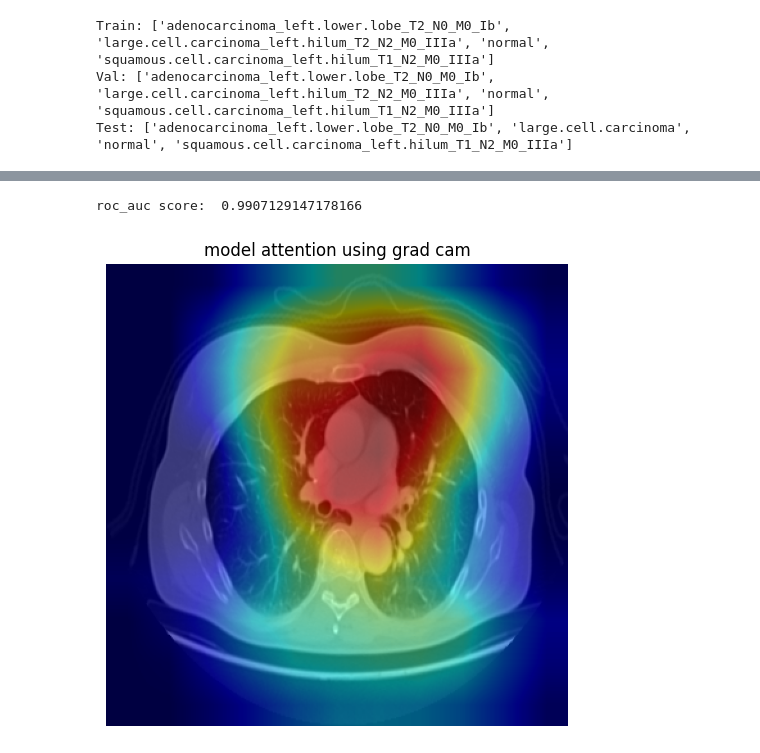
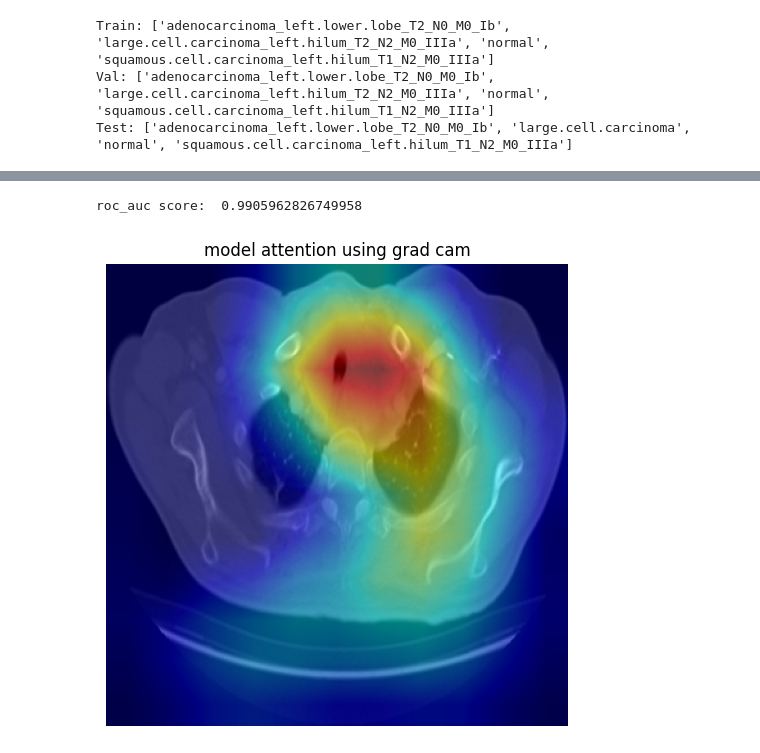
Before and after one commit to KushagraSinghog/CancerDetection, a Jupyter notebook: existing.ipynb, the cells around one changed output, grey strips where cells are left out. Cells and saved outputs as stored; diff of their text form; code cells hidden in the pictures.

```diff
--- a/existing.ipynb
+++ b/existing.ipynb
@@ -132,7 +132,7 @@ for epoch in range(num_epochs):
 
     if val_loss < best_loss:
         best_loss = val_loss
-        torch.save(model.state_dict(), "best_model.pth")
+        torch.save(model.state_dict(), "model.pt")
 
 
     print(f"Epoch: [{epoch+1}/{num_epochs}]     training loss: {train_loss:.4f}     training accuracy: {train_acc:.2f}%     validation loss: {val_loss:.4f}     validation accuracy: {val_acc:.2f}%")
@@ -230,36 +230,36 @@ label_prob = np.array(all_logits)
 roc_auc = roc_auc_score(label_true, label_prob, average="macro")
 print("roc_auc score: ", roc_auc)
 # %% [output]
-roc_auc score:  0.9907129147178166
+roc_auc score:  0.9905962826749958
 # %%
 from pytorch_grad_cam import GradCAM
 from pytorch_grad_cam.utils.image import show_cam_on_image
 from pytorch_grad_cam.utils.model_targets import ClassifierOutputTarget
 from PIL import Image
 
 def gradcam_explain(model, image_path):
     model.eval()
 
     img = Image.open(image_path).convert("RGB")
     input_tensor = transform_test(img).unsqueeze(0).to(device)
 
     target_layers = [model.features.denseblock4]
 
     cam = GradCAM(model=model, target_layers=target_layers)
     targets = [ClassifierOutputTarget(torch.argmax(model(input_tensor)).item())]
 
     grayscale_cam = cam(input_tensor=input_tensor, targets=targets)[0]
 
     rgb_image = np.array(img.resize((360,360))) / 255.0
     viz = show_cam_on_image(rgb_image, grayscale_cam, use_rgb=True)
 
     plt.figure(figsize=(6,6))
     plt.imshow(viz)
     plt.axis("off")
     plt.title("model attention using grad cam")
     plt.show()
 
-image_path = r"D:\Honey\Fun\cancer detection using sam 2\code\Data\test\large.cell.carcinoma\000110.png"
+image_path = r"D:\Honey\Fun\cancer detection using sam 2\code\Data\test\large.cell.carcinoma\000170.png"
 gradcam_explain(model, image_path)
 # %% [output]
-[figure, old version]
+[figure, new version]
```
Also changed, not shown: parts of 4 cells of this notebook.
